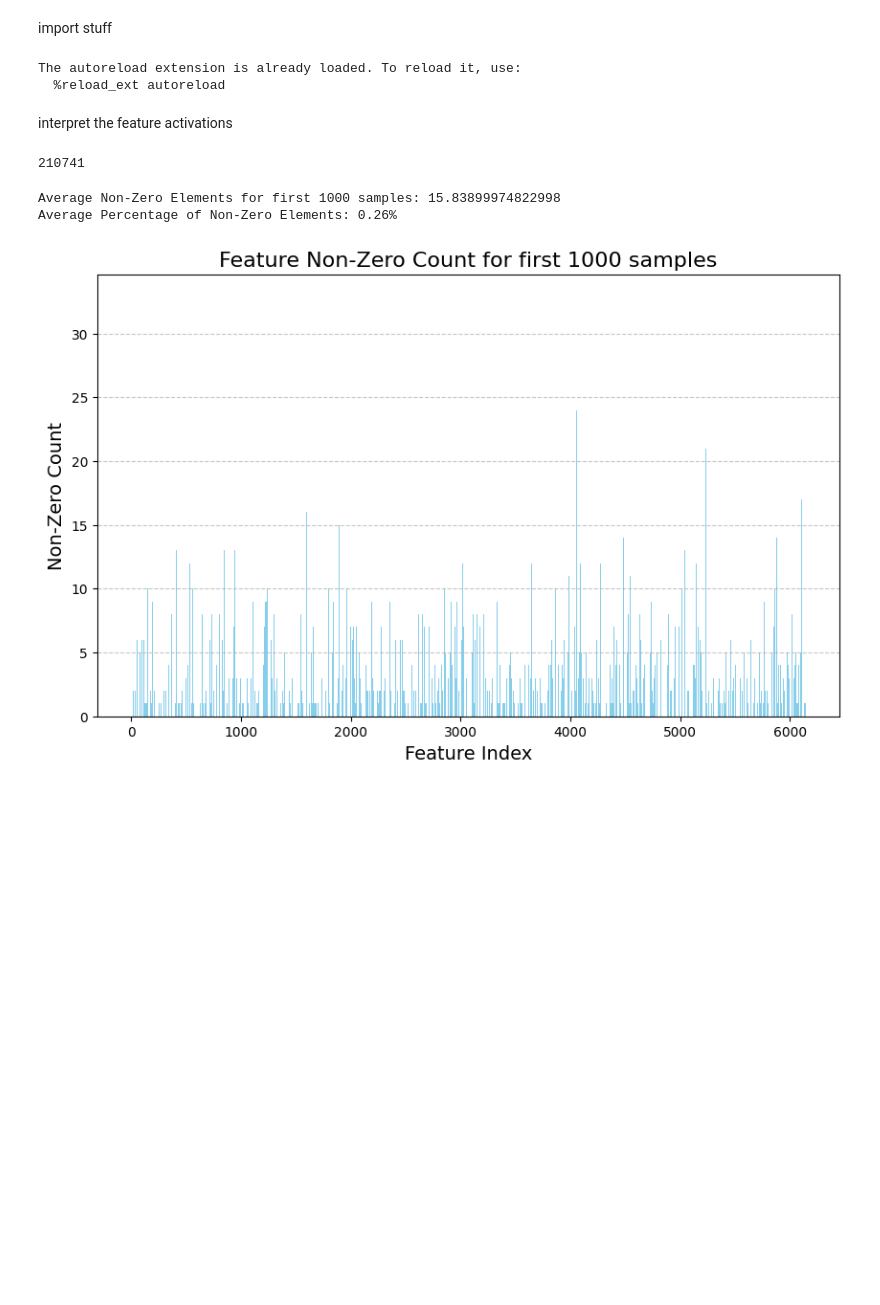
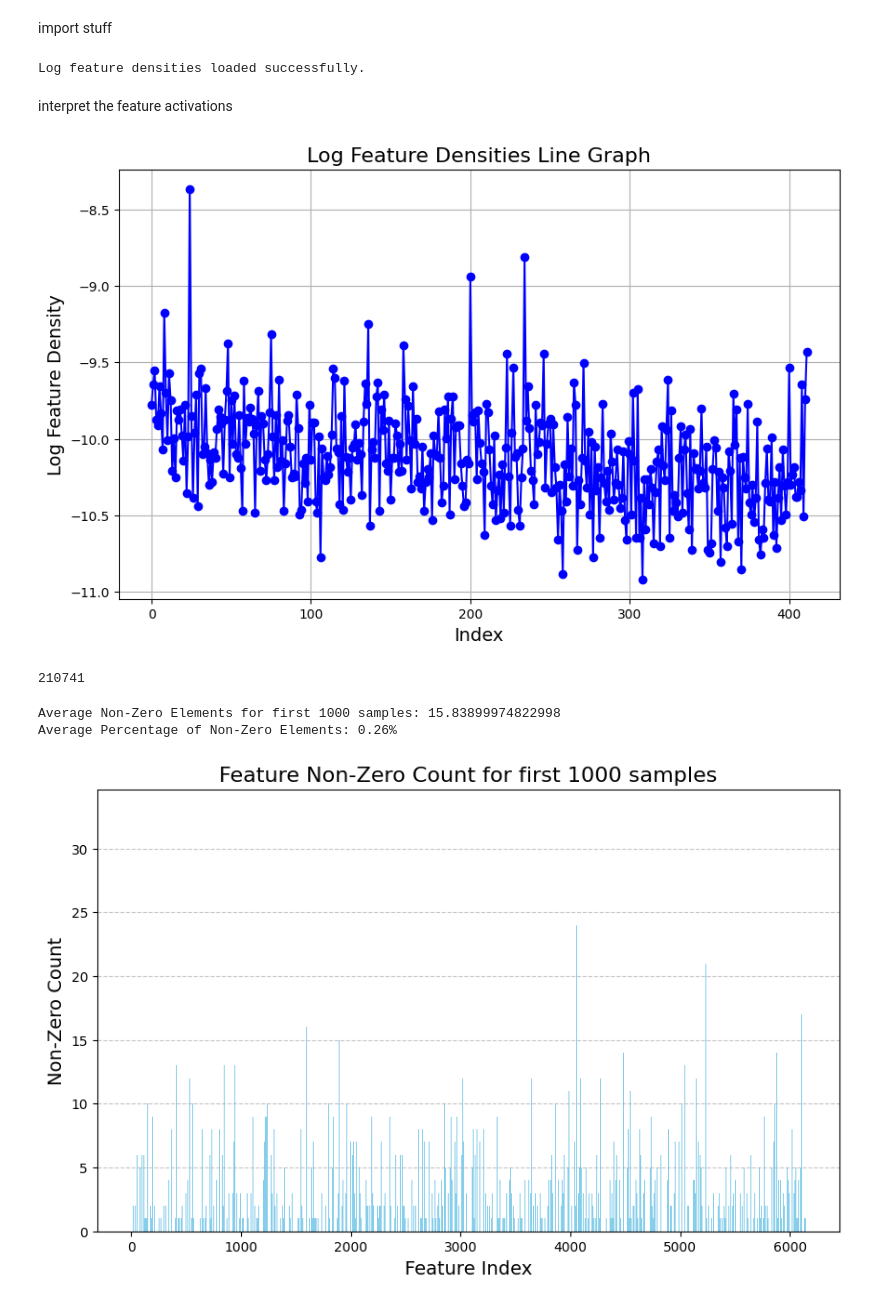
Before and after one commit to josephtey/auto-ed-coder, a Jupyter notebook: bert-encoder-fine-tuned-sae/analysis.ipynb, the cells around one changed output. Saved outputs shown, nothing was run; the diff lists cells and outputs as text; code cells hidden in the pictures; blank space fills up the shorter version.

```diff
--- a/bert-encoder-fine-tuned-sae/analysis.ipynb
+++ b/bert-encoder-fine-tuned-sae/analysis.ipynb
@@ -2,10 +2,13 @@
 import stuff
 # %%
 from dotenv import load_dotenv
+import sys
+sys.path.append("../")
 from shared.models import MiniPileDataset
 from shared.interp import count_non_zero_feature_activations, plot_feature_activation_histogram
 from shared.features import Feature, FeatureSample
 import os
+import json
 
 # Enable automatic reloading of modules when they change
 %load_ext autoreload
@@ -17,9 +20,6 @@ load_dotenv()
 
 # Access the OpenAI API key from the environment variables
 openai_api_key = os.getenv("OPENAI_API_KEY")
-# %% [output]
-The autoreload extension is already loaded. To reload it, use:
-  %reload_ext autoreload
 # %%
 # Load the model from the pickle file
 import pickle
@@ -43,5 +43,14 @@ model_path = "sae/20240708_195600_sae.pkl"
 with open(model_path, "rb") as f:
     model_state_dict = pickle.load(f)
     model.load_state_dict(model_state_dict)
+# %%
+# Load the log feature densities from the JSON file
+log_feature_densities_path = "sae/20240719_003835/log_feature_densities.json"
+with open(log_feature_densities_path, "r") as json_file:
+    log_feature_densities = json.load(json_file)
+
+print("Log feature densities loaded successfully.")
+# %% [output]
+Log feature densities loaded successfully.
 # %% [markdown]
 interpret the feature activations
@@ -48,3 +71,16 @@ interpret the feature activations
+# %%
+import matplotlib.pyplot as plt
+
+# Plotting the log feature densities
+plt.figure(figsize=(10, 6))
+plt.plot(range(len(log_feature_densities)), log_feature_densities, marker='o', linestyle='-', color='b')
+plt.xlabel("Index", fontsize=14)
+plt.ylabel("Log Feature Density", fontsize=14)
+plt.title("Log Feature Densities Line Graph", fontsize=16)
+plt.grid(True)
+plt.show()
+# %% [output]
+[figure, added]
 # %%
 len(mini_pile_dataset)
 # %% [output]
```
Also changed, not shown: parts of 1 cell of this notebook, 2 other files.
